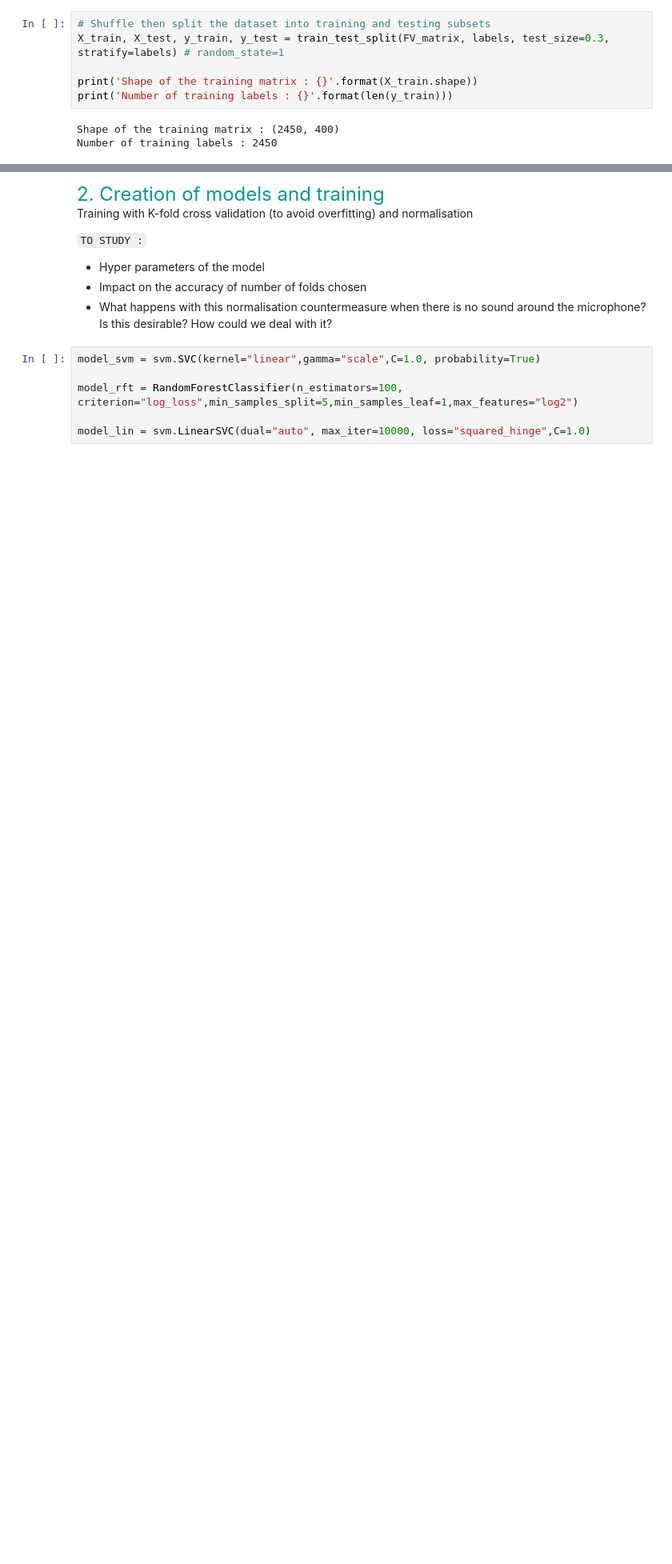
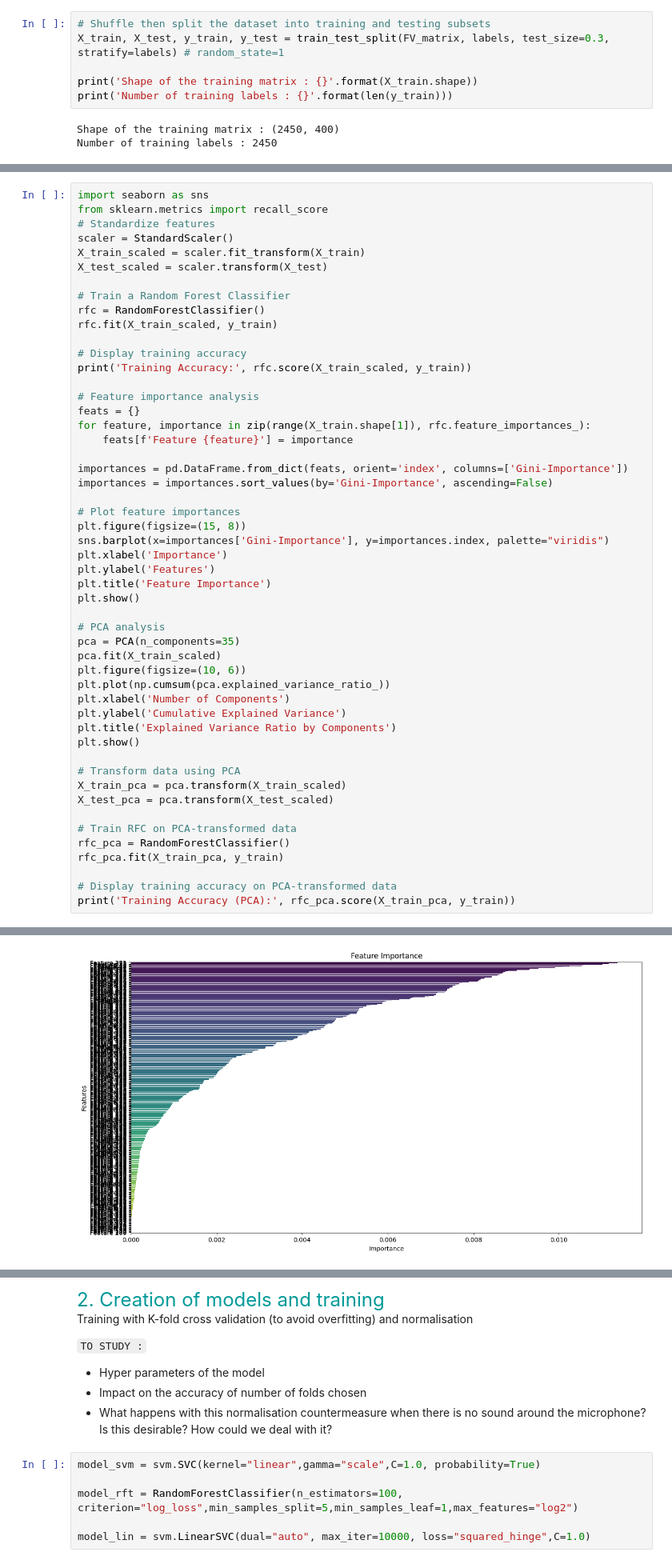
Before and after one commit to sarajavadian/LELEC210X_groupeC, a Jupyter notebook: classification/Our_Classif.ipynb, the cells around one changed output, grey strips where cells are left out. Shown: that part at 80% size. Saved outputs shown, nothing was run; the diff lists cells and outputs as text; blank space fills up the shorter version.

```diff
--- a/classification/Our_Classif.ipynb
+++ b/classification/Our_Classif.ipynb
@@ -88,0 +104,52 @@ Number of training labels : 2450
+# %%
+import seaborn as sns
+from sklearn.metrics import recall_score
+# Standardize features
+scaler = StandardScaler()
+X_train_scaled = scaler.fit_transform(X_train)
+X_test_scaled = scaler.transform(X_test)
+
+# Train a Random Forest Classifier
+rfc = RandomForestClassifier()
+rfc.fit(X_train_scaled, y_train)
+
+# Display training accuracy
+print('Training Accuracy:', rfc.score(X_train_scaled, y_train))
+
+# Feature importance analysis
+feats = {}
+for feature, importance in zip(range(X_train.shape[1]), rfc.feature_importances_):
+    feats[f'Feature {feature}'] = importance
+
+importances = pd.DataFrame.from_dict(feats, orient='index', columns=['Gini-Importance'])
+importances = importances.sort_values(by='Gini-Importance', ascending=False)
+
+# Plot feature importances
+plt.figure(figsize=(15, 8))
+sns.barplot(x=importances['Gini-Importance'], y=importances.index, palette="viridis")
+plt.xlabel('Importance')
+plt.ylabel('Features')
+plt.title('Feature Importance')
+plt.show()
+
+# PCA analysis
+pca = PCA(n_components=35)
+pca.fit(X_train_scaled)
+plt.figure(figsize=(10, 6))
+plt.plot(np.cumsum(pca.explained_variance_ratio_))
+plt.xlabel('Number of Components')
+plt.ylabel('Cumulative Explained Variance')
+plt.title('Explained Variance Ratio by Components')
+plt.show()
+
+# Transform data using PCA
+X_train_pca = pca.transform(X_train_scaled)
+X_test_pca = pca.transform(X_test_scaled)
+
+# Train RFC on PCA-transformed data
+rfc_pca = RandomForestClassifier()
+rfc_pca.fit(X_train_pca, y_train)
+
+# Display training accuracy on PCA-transformed data
+print('Training Accuracy (PCA):', rfc_pca.score(X_train_pca, y_train))
+# %% [output]
@@ -88,0 +157 @@ Number of training labels : 2450
+[figure, added]
```
Also changed, not shown: parts of 17 cells of this notebook.
